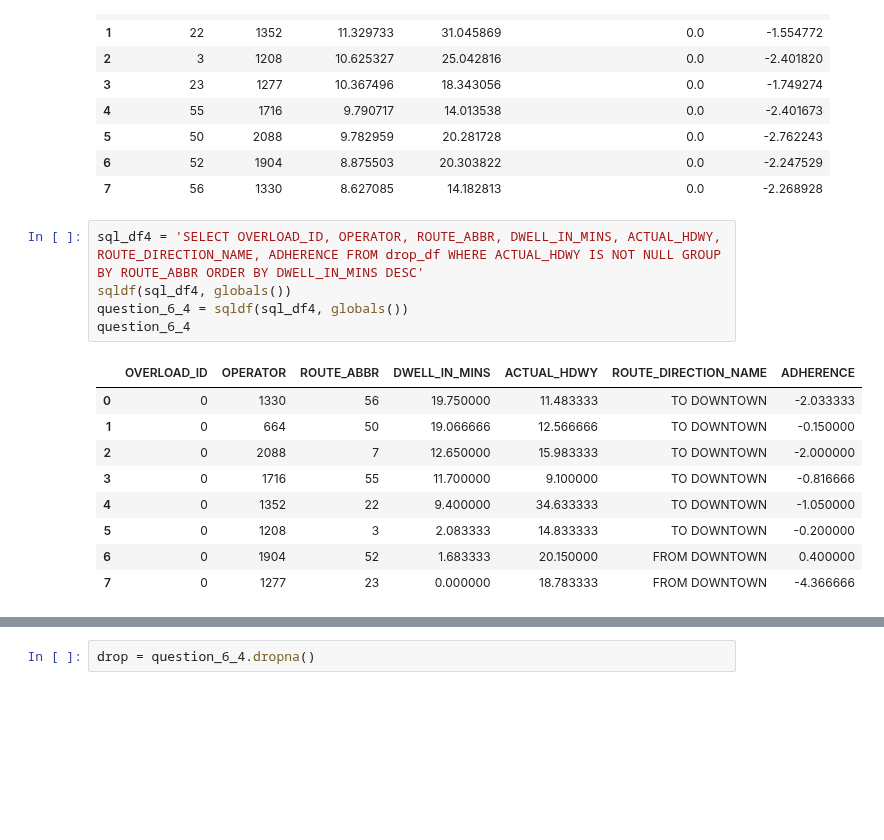
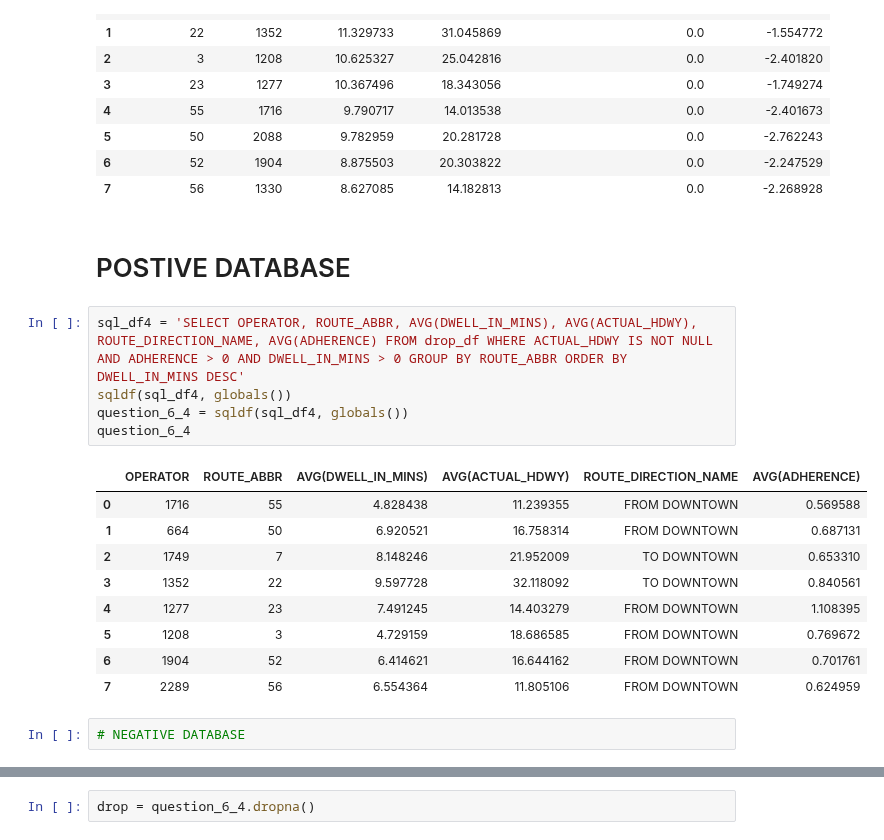
Before and after one commit to NSS-Data-Analytics-Cohort-7/wego-shut_up_and_take_my_query, a Jupyter notebook: WeGo/notebooks/Untitled1.ipynb, the cells around one changed output, grey strips where cells are left out. Cells and saved outputs as stored; diff of their text form; blank space fills up the shorter version.

```diff
--- a/WeGo/notebooks/Untitled1.ipynb
+++ b/WeGo/notebooks/Untitled1.ipynb
@@ -164,18 +164,22 @@ question_6_2
 | 5 | 50 | 2088 | 9.782959 | 20.281728 | 0.0 | -2.762243 |
 | 6 | 52 | 1904 | 8.875503 | 20.303822 | 0.0 | -2.247529 |
 | 7 | 56 | 1330 | 8.627085 | 14.182813 | 0.0 | -2.268928 |
+# %% [markdown]
+# POSTIVE DATABASE
 # %%
-sql_df4 = 'SELECT OVERLOAD_ID, OPERATOR, ROUTE_ABBR, DWELL_IN_MINS, ACTUAL_HDWY, ROUTE_DIRECTION_NAME, ADHERENCE FROM drop_df WHERE ACTUAL_HDWY IS NOT NULL GROUP BY ROUTE_ABBR ORDER BY DWELL_IN_MINS DESC'
+sql_df4 = 'SELECT OPERATOR, ROUTE_ABBR, AVG(DWELL_IN_MINS), AVG(ACTUAL_HDWY), ROUTE_DIRECTION_NAME, AVG(ADHERENCE) FROM drop_df WHERE ACTUAL_HDWY IS NOT NULL AND ADHERENCE > 0 AND DWELL_IN_MINS > 0 GROUP BY ROUTE_ABBR ORDER BY DWELL_IN_MINS DESC'
 sqldf(sql_df4, globals())
 question_6_4 = sqldf(sql_df4, globals())
 question_6_4
 # %% [output]
-|  | OVERLOAD_ID | OPERATOR | ROUTE_ABBR | DWELL_IN_MINS | ACTUAL_HDWY | ROUTE_DIRECTION_NAME | ADHERENCE |
-| 0 | 0 | 1330 | 56 | 19.750000 | 11.483333 | TO DOWNTOWN | -2.033333 |
-| 1 | 0 | 664 | 50 | 19.066666 | 12.566666 | TO DOWNTOWN | -0.150000 |
-| 2 | 0 | 2088 | 7 | 12.650000 | 15.983333 | TO DOWNTOWN | -2.000000 |
-| 3 | 0 | 1716 | 55 | 11.700000 | 9.100000 | TO DOWNTOWN | -0.816666 |
-| 4 | 0 | 1352 | 22 | 9.400000 | 34.633333 | TO DOWNTOWN | -1.050000 |
-| 5 | 0 | 1208 | 3 | 2.083333 | 14.833333 | TO DOWNTOWN | -0.200000 |
-| 6 | 0 | 1904 | 52 | 1.683333 | 20.150000 | FROM DOWNTOWN | 0.400000 |
-| 7 | 0 | 1277 | 23 | 0.000000 | 18.783333 | FROM DOWNTOWN | -4.366666 |
+|  | OPERATOR | ROUTE_ABBR | AVG(DWELL_IN_MINS) | AVG(ACTUAL_HDWY) | ROUTE_DIRECTION_NAME | AVG(ADHERENCE) |
+| 0 | 1716 | 55 | 4.828438 | 11.239355 | FROM DOWNTOWN | 0.569588 |
+| 1 | 664 | 50 | 6.920521 | 16.758314 | FROM DOWNTOWN | 0.687131 |
+| 2 | 1749 | 7 | 8.148246 | 21.952009 | TO DOWNTOWN | 0.653310 |
+| 3 | 1352 | 22 | 9.597728 | 32.118092 | TO DOWNTOWN | 0.840561 |
+| 4 | 1277 | 23 | 7.491245 | 14.403279 | FROM DOWNTOWN | 1.108395 |
+| 5 | 1208 | 3 | 4.729159 | 18.686585 | FROM DOWNTOWN | 0.769672 |
+| 6 | 1904 | 52 | 6.414621 | 16.644162 | FROM DOWNTOWN | 0.701761 |
+| 7 | 2289 | 56 | 6.554364 | 11.805106 | FROM DOWNTOWN | 0.624959 |
+# %%
+# NEGATIVE DATABASE
```
Also changed, not shown: parts of 13 cells of this notebook.
